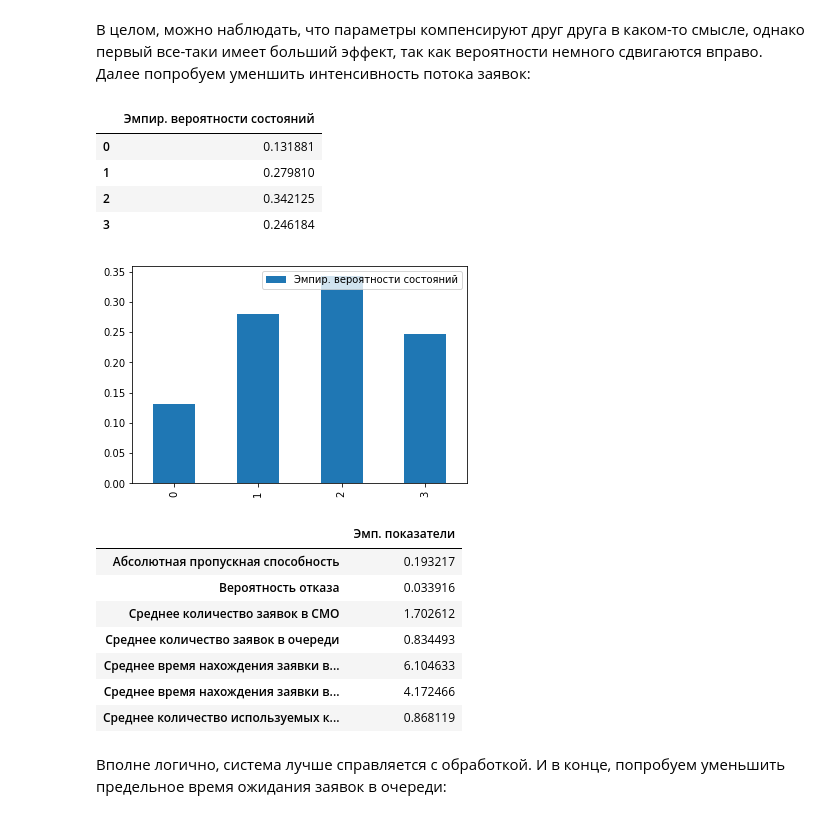
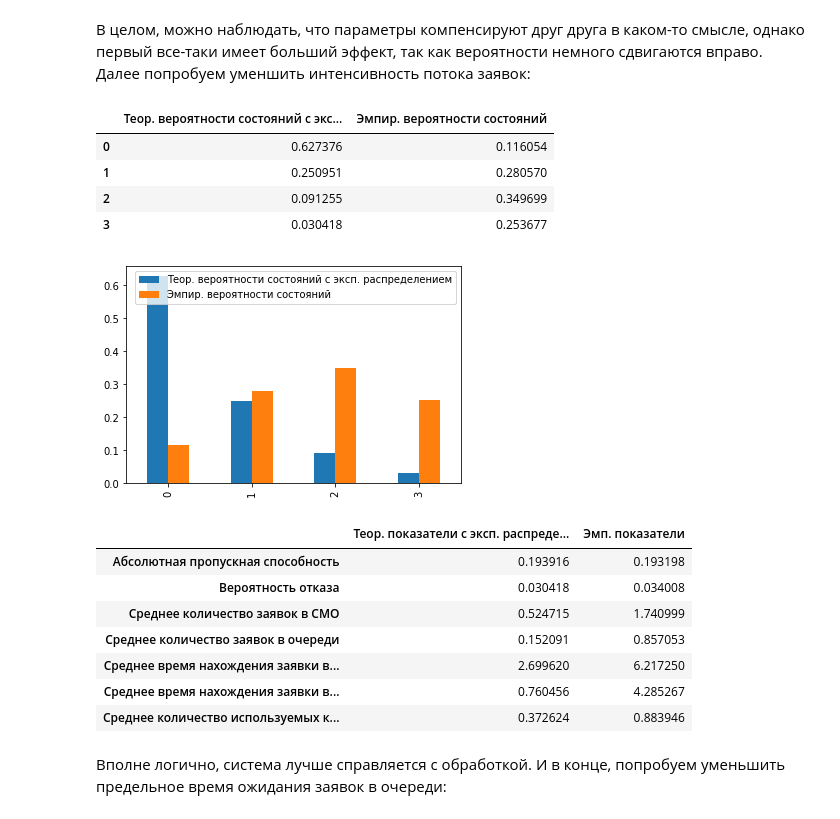
Before and after one commit to Qwertenx/mmod-labs, a Jupyter notebook: lab3_mmod.ipynb, the cells around one changed output. Drawn from its saved outputs; the diff is of its cells as text; code cells hidden in the pictures.

```diff
--- a/lab3_mmod.ipynb
+++ b/lab3_mmod.ipynb
@@ -46,6 +46,25 @@ class Simulator:
         for l in range(1, limit + 1):
             prod *= self.channels_cnt + l * beta
         return prod
+
+
+    def theoretical_probs(self):
+        ro = self.rq_intensity / self.service_intensity
+        state_probs = np.zeros(self.channels_cnt + self.queue_size + 1)
+        for i in range(self.channels_cnt + 1):
+            state_probs[0] += (ro ** i) / math.factorial(i)
+
+        sm = 0
+        for i in range(1, self.queue_size + 1):
+            sm += (ro ** i) / self.get_product(i)
+        state_probs[0] += (ro ** self.channels_cnt) * sm / math.factorial(self.channels_cnt)
+        state_probs[0] = state_probs[0] ** (-1)
+        for i in range(1, self.channels_cnt + 1):
+            state_probs[i] = state_probs[0] * (ro ** i) / math.factorial(i)
+        for i in range(1, self.queue_size + 1):
+            prod = self.get_product(i)
+            state_probs[self.channels_cnt + i] = state_probs[self.channels_cnt] * (ro ** i) / prod
+        return state_probs
 
 
     def request(self, rq_id):
@@ -143,13 +162,16 @@ class Simulator:
         return [A, p_reject, avg_rq_smo, avg_rq_queue, avg_t_smo, avg_t_queue, avg_channels_used]
 
 
-    def full_stat(self):
+    def full_compare(self):
+        theor_state_prob = self.theoretical_probs()
         emp_state_prob = self.run(30000)
-        data = {'Эмпир. вероятности состояний': emp_state_prob.tolist()}
+        data = {'Теор. вероятности состояний с эксп. распределением': theor_state_prob.tolist(),
+                'Эмпир. вероятности состояний': emp_state_prob.tolist()}
         df = pd.DataFrame(data)
         display(df)
         df.plot(kind='bar')
         plt.show()
+        theor_features = self.get_features(theor_state_prob)
         emp_features = self.get_features(emp_state_prob)
         indices = ['Абсолютная пропускная способность',
                   'Вероятность отказа',
@@ -158,7 +180,8 @@ class Simulator:
                   'Среднее время нахождения заявки в СМО',
                   'Среднее время нахождения заявки в очереди',
                   'Среднее количество используемых каналов']
-        df_features = pd.DataFrame({'Эмп. показатели':emp_features},
+        df_features = pd.DataFrame({'Теор. показатели с эксп. распределением':theor_features,
+                                    'Эмп. показатели':emp_features},
                                    index=indices)
         display(df_features)
 # %%
@@ -335,26 +358,26 @@ sim.full_stat()
 # %%
 sim = Simulator(channels_cnt=1,
               queue_size=2,
               rq_intensity=1/5,
               service_shape=4,
               service_intensity=1/2,
               leave_intensity=1/20)
-sim.full_stat()
+sim.full_compare()
 # %% [output]
-|  | Эмпир. вероятности состояний |
-| 0 | 0.131881 |
-| 1 | 0.279810 |
-| 2 | 0.342125 |
-| 3 | 0.246184 |
+|  | Теор. вероятности состояний с экс... | Эмпир. вероятности состояний |
+| 0 | 0.627376 | 0.116054 |
+| 1 | 0.250951 | 0.280570 |
+| 2 | 0.091255 | 0.349699 |
+| 3 | 0.030418 | 0.253677 |
-[figure, old version]
+[figure, new version]
-|  | Эмп. показатели |
-| Абсолютная пропускная способность | 0.193217 |
-| Вероятность отказа | 0.033916 |
-| Среднее количество заявок в СМО | 1.702612 |
-| Среднее количество заявок в очереди | 0.834493 |
-| Среднее время нахождения заявки в... | 6.104633 |
-| Среднее время нахождения заявки в... | 4.172466 |
-| Среднее количество используемых к... | 0.868119 |
+|  | Теор. показатели с эксп. распреде... | Эмп. показатели |
+| Абсолютная пропускная способность | 0.193916 | 0.193198 |
+| Вероятность отказа | 0.030418 | 0.034008 |
+| Среднее количество заявок в СМО | 0.524715 | 1.740999 |
+| Среднее количество заявок в очереди | 0.152091 | 0.857053 |
+| Среднее время нахождения заявки в... | 2.699620 | 6.217250 |
+| Среднее время нахождения заявки в... | 0.760456 | 4.285267 |
+| Среднее количество используемых к... | 0.372624 | 0.883946 |
 # %% [markdown]
 Вполне логично, система лучше справляется с обработкой. И в конце, попробуем уменьшить предельное время ожидания заявок в очереди:
 # %%
```
Also changed, not shown: parts of 8 cells of this notebook.
